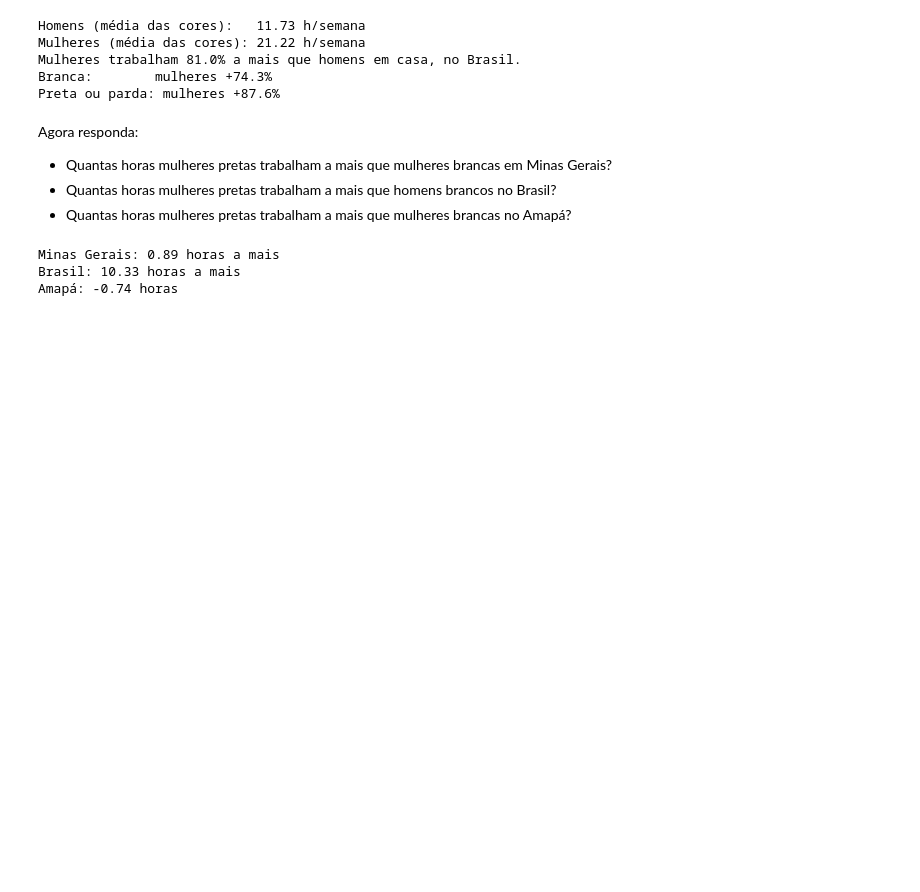
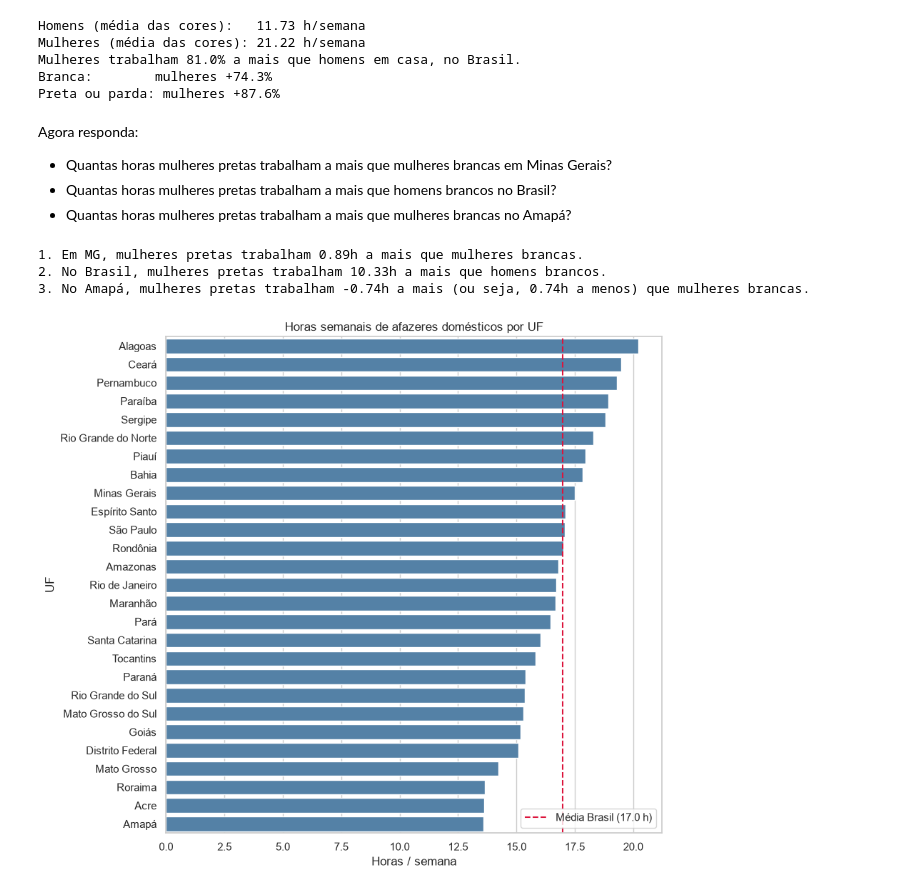
Before and after one commit to arthurassisdossantos/analise-de-dados, a Jupyter notebook: Aula2_abrir_arquivo.ipynb, the cells around one changed output. Cells and saved outputs as stored; diff of their text form; code cells hidden in the pictures; blank space fills up the shorter version.

```diff
--- a/Aula2_abrir_arquivo.ipynb
+++ b/Aula2_abrir_arquivo.ipynb
@@ -5,3 +7,5 @@ import pandas as pd
+# %%
+sns.set_theme(style="whitegrid", palette="Set2")
 # %%
 path = r"H:\PYTHON\3 ETAPA\Tabela 1.1.1.xls"
 # %%
@@ -179,33 +183,44 @@ Agora responda:
 - Quantas horas mulheres pretas trabalham a mais que mulheres brancas em Minas Gerais?
 - Quantas horas mulheres pretas trabalham a mais que homens brancos no Brasil?
 - Quantas horas mulheres pretas trabalham a mais que mulheres brancas no Amapá?
-# %%
-# 1. Mulheres pretas/pardas trabalham a mais que mulheres brancas em Minas Gerais
-
-mg = indicador_1.loc[indicador_1["uf_regiao"] == "Minas Gerais"].iloc[0]
-
-diferenca_mg = mg["mulher_preta_parda"] - mg["mulher_branca"]
-
-print(f"Minas Gerais: {diferenca_mg:.2f} horas a mais")
-
-
-# 2. Mulheres pretas/pardas trabalham a mais que homens brancos no Brasil
-
-brasil = indicador_1.loc[indicador_1["uf_regiao"] == "Brasil"].iloc[0]
-
-diferenca_brasil = brasil["mulher_preta_parda"] - brasil["homem_branca"]
-
-print(f"Brasil: {diferenca_brasil:.2f} horas a mais")
-
-
-# 3. Mulheres pretas/pardas trabalham a mais que mulheres brancas no Amapá
-
-amapa = indicador_1.loc[indicador_1["uf_regiao"] == "Amapá"].iloc[0]
-
-diferenca_amapa = amapa["mulher_preta_parda"] - amapa["mulher_branca"]
-
-print(f"Amapá: {diferenca_amapa:.2f} horas")
-# %% [output]
-Minas Gerais: 0.89 horas a mais
-Brasil: 10.33 horas a mais
-Amapá: -0.74 horas
+# %%
+# 1. Mulheres pretas vs Mulheres brancas em MG
+mg = indicador_1.loc[indicador_1["uf_regiao"] == "Minas Gerais"].iloc[0]
+diff_mg = mg["mulher_preta_parda"] - mg["mulher_branca"]
+print(f"1. Em MG, mulheres pretas trabalham {diff_mg:.2f}h a mais que mulheres brancas.")
+
+# 2. Mulheres pretas vs Homens brancos no Brasil
+brasil = indicador_1.loc[indicador_1["uf_regiao"] == "Brasil"].iloc[0]
+diff_br = brasil["mulher_preta_parda"] - brasil["homem_branca"]
+print(f"2. No Brasil, mulheres pretas trabalham {diff_br:.2f}h a mais que homens brancos.")
+
+# 3. Mulheres pretas vs Mulheres brancas no Amapá
+ap = indicador_1.loc[indicador_1["uf_regiao"] == "Amapá"].iloc[0]
+diff_ap = ap["mulher_preta_parda"] - ap["mulher_branca"]
+print(f"3. No Amapá, mulheres pretas trabalham {diff_ap:.2f}h a mais (ou seja, {abs(diff_ap):.2f}h a menos) que mulheres brancas.")
+# %% [output]
+1. Em MG, mulheres pretas trabalham 0.89h a mais que mulheres brancas.
+2. No Brasil, mulheres pretas trabalham 10.33h a mais que homens brancos.
+3. No Amapá, mulheres pretas trabalham -0.74h a mais (ou seja, 0.74h a menos) que mulheres brancas.
+# %%
+regioes = ["Norte", "Nordeste", "Sudeste", "Sul", "Centro-Oeste"]
+estados = indicador_1[~indicador_1["uf_regiao"].isin(["Brasil"] + regioes)].copy()
+
+# Barras horizontais: horas totais por UF (ordenado)
+fig, ax = plt.subplots(figsize=(9, 8))
+ordem = estados.sort_values("total", ascending=False)
+sns.barplot(data=ordem, y="uf_regiao", x="total", ax=ax, color="steelblue")
+ax.axvline(
+    media_nacional,
+    color="crimson",
+    linestyle="--",
+    label=f"Média Brasil ({media_nacional:.1f} h)",
+)
+ax.set_title("Horas semanais de afazeres domésticos por UF")
+ax.set_xlabel("Horas / semana")
+ax.set_ylabel("UF")
+ax.legend()
+plt.tight_layout()
+plt.show()
+# %% [output]
+[figure, added]
```
Also changed, not shown: parts of 5 cells of this notebook.
